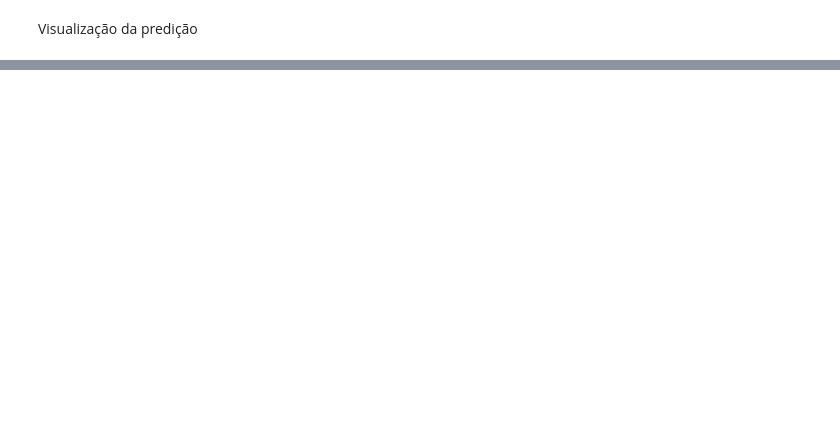
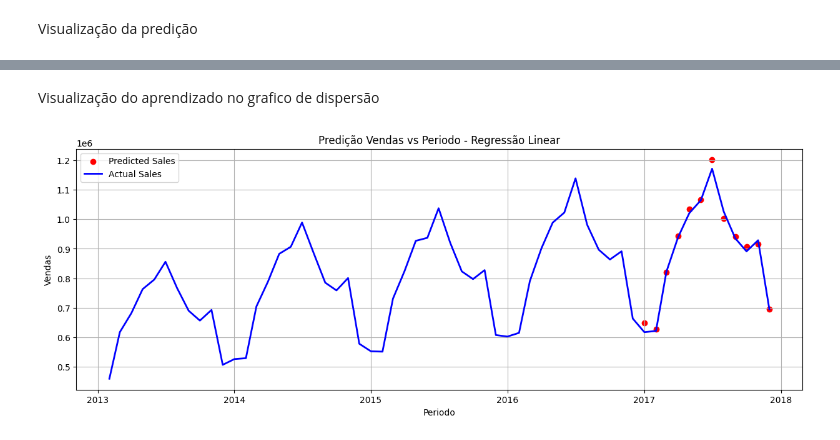
Before and after one commit to Hproncino/projeto, a Jupyter notebook: recursive.ipynb, the cells around one changed output, grey strips where cells are left out. Drawn from its saved outputs; the diff is of its cells as text; code cells hidden in the pictures; blank space fills up the shorter version.

```diff
--- a/recursive.ipynb
+++ b/recursive.ipynb
@@ -261,0 +273,14 @@ plt.show()
+# %% [markdown]
+Visualização do aprendizado no grafico de dispersão
+# %%
+plt.figure(figsize=(15,5))
+plt.scatter(predict_df['date'].dt.to_timestamp(), predict_df['Linear Prediction'], color='red', label='Predicted Sales')
+plt.plot(Vendas_mensais['date'].dt.to_timestamp(), Vendas_mensais['sales'], color='blue', linewidth=2, label='Actual Sales')
+plt.xlabel('Periodo')
+plt.ylabel('Vendas')
+plt.title('Predição Vendas vs Periodo - Regressão Linear')
+plt.legend()
+plt.grid(True)
+plt.show()
+# %% [output]
+[figure, added]
```
Also changed, not shown: parts of 10 cells of this notebook, 4 other files.
